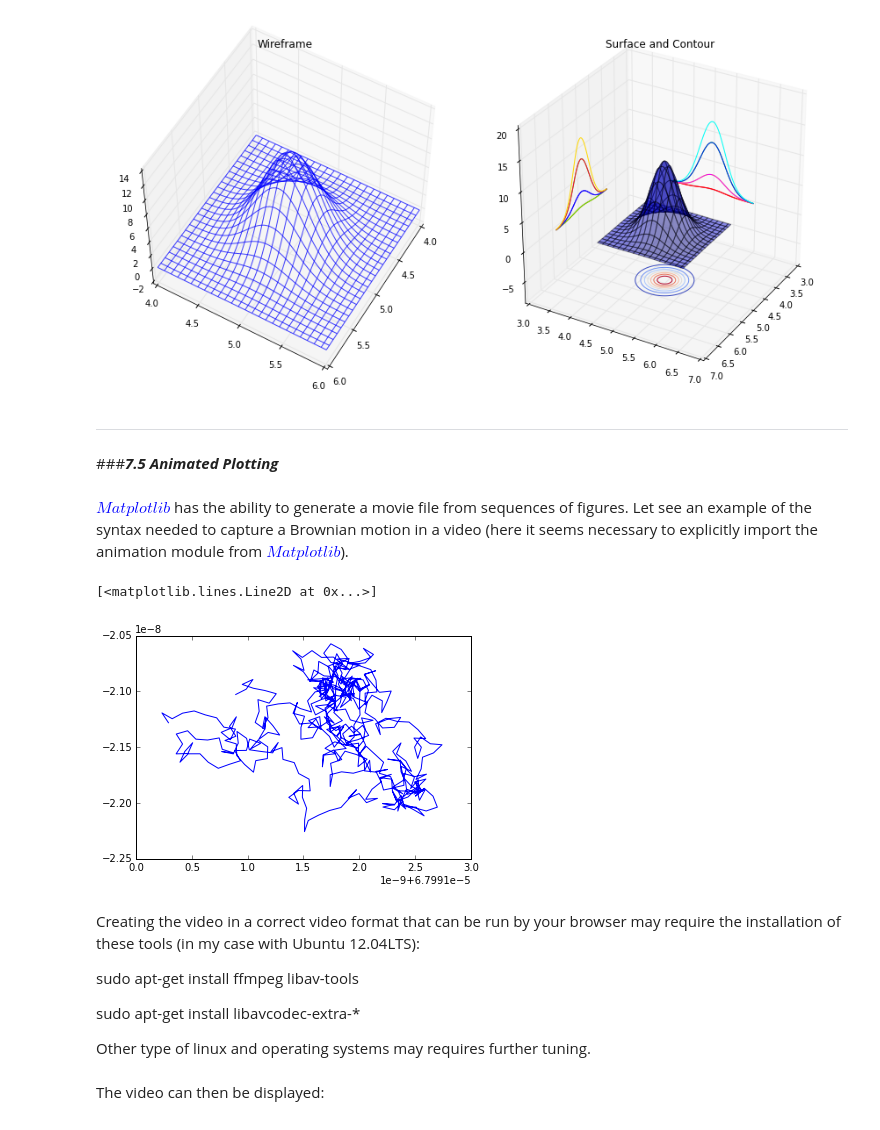
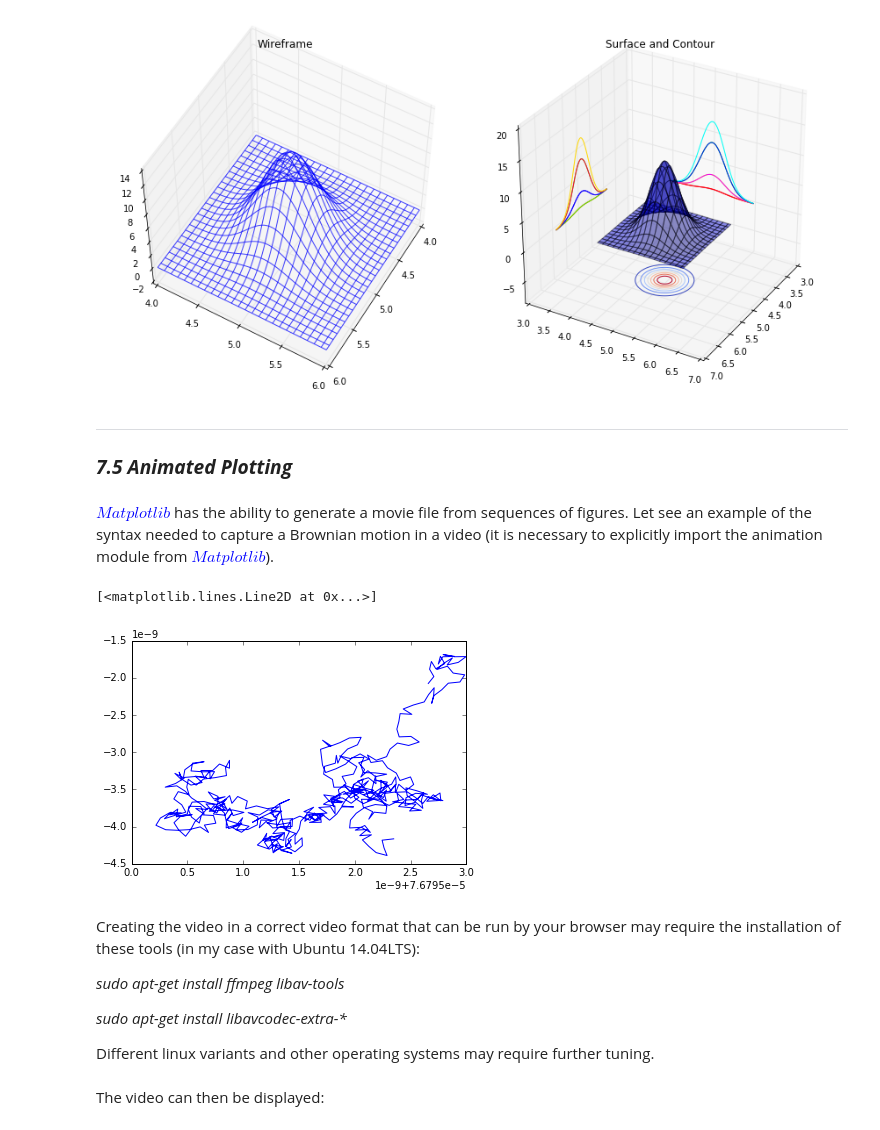
Before and after one commit to megatharun/basic-python-for-researcher, a Jupyter notebook: Tutorial 7 - Data Visualization and Plotting.ipynb, the cells around one changed output. Drawn from its saved outputs; the diff is of its cells as text; code cells hidden in the pictures.

```diff
--- a/Tutorial 7 - Data Visualization and Plotting.ipynb
+++ b/Tutorial 7 - Data Visualization and Plotting.ipynb
@@ -580,8 +570,8 @@ fig_wire.tight_layout()
 [figure]
 # %% [markdown]
 ***
-###**_7.5 Animated Plotting_**
+### **_7.5 Animated Plotting_**
 # %% [markdown]
-<span style="color: #0000FF">$Matplotlib$</span> has the ability to generate a movie file from sequences of figures. Let see an example of the syntax needed to capture a Brownian motion in a video (here it seems necessary to explicitly import the animation module from <span style="color: #0000FF">$Matplotlib$</span>).
+<span style="color: #0000FF">$Matplotlib$</span> has the ability to generate a movie file from sequences of figures. Let see an example of the syntax needed to capture a Brownian motion in a video (it is necessary to explicitly import the animation module from <span style="color: #0000FF">$Matplotlib$</span>).
 # %%
 # Brownian motion of particle suspended in liquid
@@ -601,17 +589,17 @@ dl = np.sqrt(2*D*dt)
 # %%
 xp = np.random.uniform(0,0.0001,20)
 yp = np.random.uniform(-0.00000005,0.000000005,20)
 
 for value in range(0,xp.size,1):
 
-    angle1 = np.random.normal(0,pi,500)
-    x = xp[value]+np.cumsum(dl*np.cos(angle1))
-    y = yp[value]+np.cumsum(dl*np.sin(angle1))
+    angle1 = np.random.normal(0,np.pi,500)
+    xb = xp[value]+np.cumsum(dl*np.cos(angle1))
+    yb = yp[value]+np.cumsum(dl*np.sin(angle1))
 
-figure(figsize=(6,4))
-plot(x,y)
+plt.figure(figsize=(6,4))
+plt.plot(xb,yb)
 # %% [output]
 [<matplotlib.lines.Line2D at 0x...>]
-[figure, old version]
+[figure, new version]
 # %%
 from matplotlib import animation       # Importing the animation module
@@ -654,11 +642,11 @@ close(fig)
 # %% [markdown]
-Creating the video in a correct video format that can be run by your browser may require the installation of these tools (in my case with Ubuntu 12.04LTS):
+Creating the video in a correct video format that can be run by your browser may require the installation of these tools (in my case with Ubuntu 14.04LTS):
 
-sudo apt-get install ffmpeg libav-tools
+_sudo apt-get install ffmpeg libav-tools_
 
-sudo apt-get install libavcodec-extra-*
+_sudo apt-get install libavcodec-extra-*_
 
-Other type of linux and operating systems may requires further tuning.
+Different linux variants and other operating systems may require further tuning.
 # %% [markdown]
 The video can then be displayed:
 # %%
```
Also changed, not shown: parts of 49 cells of this notebook, 40 other files.
